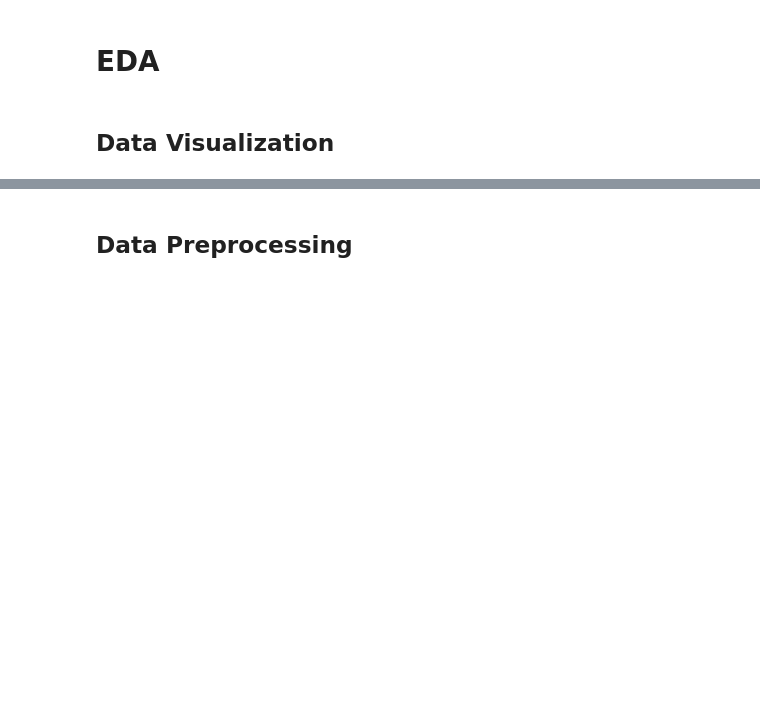
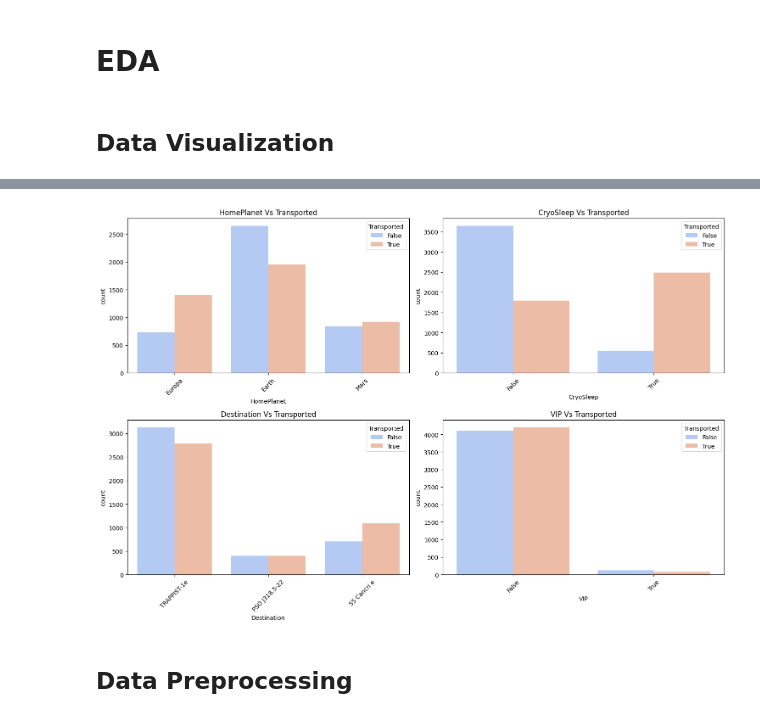
Before and after one commit to Kaggle-Challenge-Group-13/Spaceship-Titanic---Group-13, a Jupyter notebook: Kaggle_Spaceship_Challenge_Group_13.ipynb, the cells around one changed output, grey strips where cells are left out. Drawn from its saved outputs; the diff is of its cells as text; code cells hidden in the pictures; blank space fills up the shorter version.

```diff
--- a/Kaggle_Spaceship_Challenge_Group_13.ipynb
+++ b/Kaggle_Spaceship_Challenge_Group_13.ipynb
@@ -176,3 +214,23 @@ Name: 8473 unique values
+# %%
+#List of columns to plot
+columns_to_plot =['HomePlanet', 'CryoSleep', 'Destination', 'VIP']
+
+#Set up the matplotlib figure
+plt.figure(figsize=(15, 10))
+
+#Create a Count plot for each column
+for i, column in enumerate(columns_to_plot, 1):
+    plt.subplot(2, 2, i)
+    sns.countplot(x=column, hue='Transported', data=df_train, palette='coolwarm')
+    plt.title(f'{column} Vs Transported')
+    plt.xlabel(column)
+    plt.ylabel('count')
+    plt.xticks(rotation=45)
+
+plt.tight_layout()
+plt.show()
+# %% [output]
+[figure, added]
 # %% [markdown]
 ## **Data Preprocessing**
 # %% [markdown]
```
Also changed, not shown: parts of 2 cells of this notebook.
